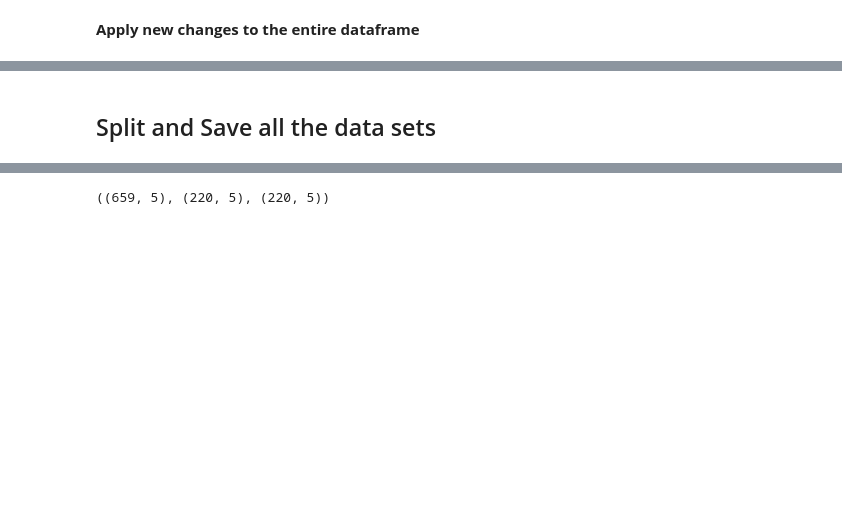
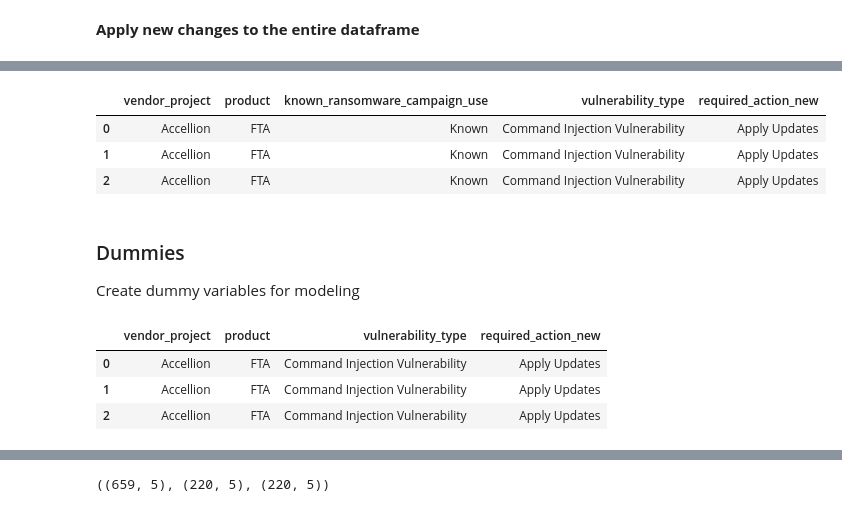
Before and after one commit to MigashaneVictoire/kev, a Jupyter notebook: wrangle.ipynb, the cells around one changed output, grey strips where cells are left out. Drawn from its saved outputs; the diff is of its cells as text; code cells hidden in the pictures; blank space fills up the shorter version.

```diff
--- a/wrangle.ipynb
+++ b/wrangle.ipynb
@@ -459,13 +461,10 @@ array([505,  93,  31,   8,   6,   4,   3,   2,   1,   1,   1,   1,   1,
 **Apply new changes to the entire dataframe**
 # %%
 df = feature_eng_vul_names(df)
+df = feature_eng_req_actions(df)
 df.head(3)
 # %% [output]
 |  | vendor_project | product | vulnerability_name | short_description | required_action | due_date | ... |
 | 0 | Accellion | FTA | Accellion FTA OS Command Injectio... | Accellion FTA contains an OS comm... | Apply updates per vendor instruct... | 2021-11-17 | ... |
 | 1 | Accellion | FTA | Accellion FTA OS Command Injectio... | Accellion FTA contains an OS comm... | Apply updates per vendor instruct... | 2021-11-17 | ... |
 | 2 | Accellion | FTA | Accellion FTA SQL Injection Vulne... | Accellion FTA contains a SQL inje... | Apply updates per vendor instruct... | 2021-11-17 | ... |
-# %%
-# remove columns not needed
-df = df.drop(columns=["notes", "short_description", "vulnerability_name", "due_date"])
-df.head(3)
@@ -517,2 +471,13 @@ df_dummy.head(3)
-# %% [markdown]
-## Split and Save all the data sets
+# %%
+# remove columns not needed
+df = df.drop(columns=["notes", "short_description", "vulnerability_name", "due_date", "required_action"])
+df.head(3)
+# %% [output]
+|  | vendor_project | product | known_ransomware_campaign_use | vulnerability_type | required_action_new |
+| 0 | Accellion | FTA | Known | Command Injection Vulnerability | Apply Updates |
+| 1 | Accellion | FTA | Known | Command Injection Vulnerability | Apply Updates |
+| 2 | Accellion | FTA | Known | Command Injection Vulnerability | Apply Updates |
+# %% [markdown]
+### Dummies
+
+Create dummy variables for modeling
@@ -518,0 +487,10 @@ df_dummy.head(3)
+# %%
+# get all the columns to upply dummies to
+dummy_col = df_dummy.columns[df_dummy.columns != "known_ransomware_campaign_use"]
+
+df_dummy[dummy_col].head(3)
+# %% [output]
+|  | vendor_project | product | vulnerability_type | required_action_new |
+| 0 | Accellion | FTA | Command Injection Vulnerability | Apply Updates |
+| 1 | Accellion | FTA | Command Injection Vulnerability | Apply Updates |
+| 2 | Accellion | FTA | Command Injection Vulnerability | Apply Updates |
```
Also changed, not shown: parts of 31 cells of this notebook, 1 other file.
